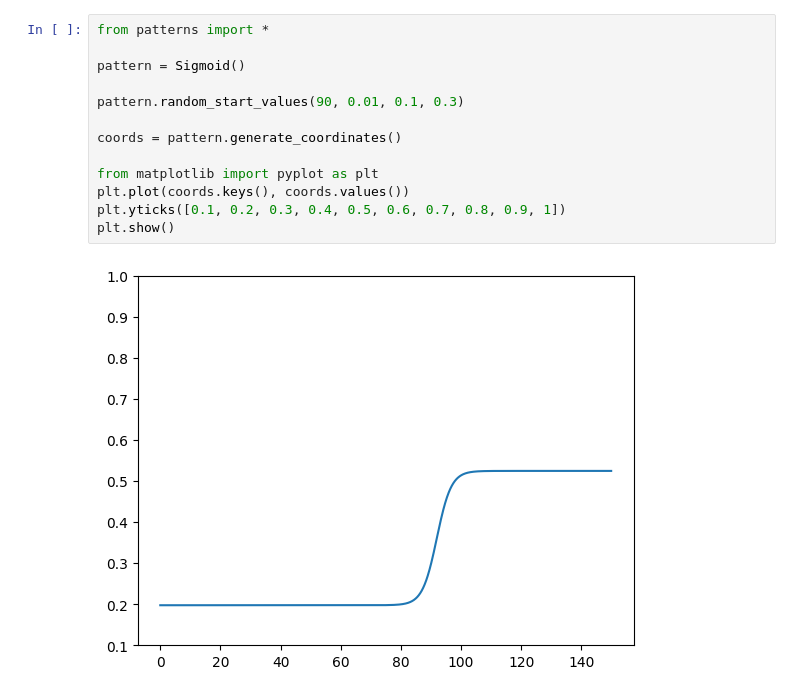
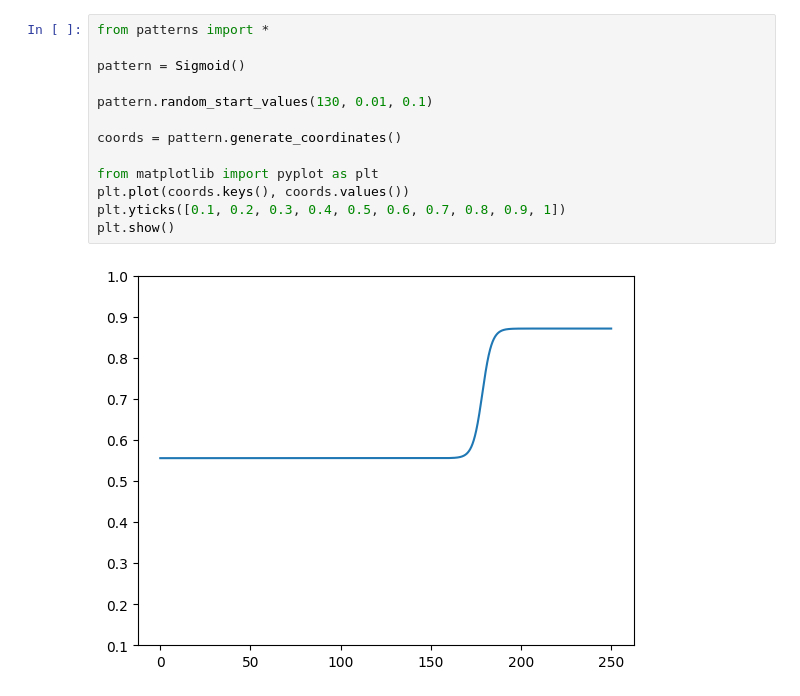
Before and after one commit to 3xiced/dvmg, a Jupyter notebook: .ipynb, the cells around one changed output. Saved outputs shown, nothing was run; the diff lists cells and outputs as text.

```diff
--- a/.ipynb
+++ b/.ipynb
@@ -50,15 +50,15 @@ plt.show()
 # %%
 from patterns import *
 
 pattern = Sigmoid()
 
-pattern.random_start_values(90, 0.01, 0.1, 0.3)
+pattern.random_start_values(130, 0.01, 0.1)
 
 coords = pattern.generate_coordinates()
 
 from matplotlib import pyplot as plt
 plt.plot(coords.keys(), coords.values())
 plt.yticks([0.1, 0.2, 0.3, 0.4, 0.5, 0.6, 0.7, 0.8, 0.9, 1])
 plt.show()
 # %% [output]
-[figure, old version]
+[figure, new version]
```
Also changed, not shown: parts of 2 cells of this notebook, 6 other files.
